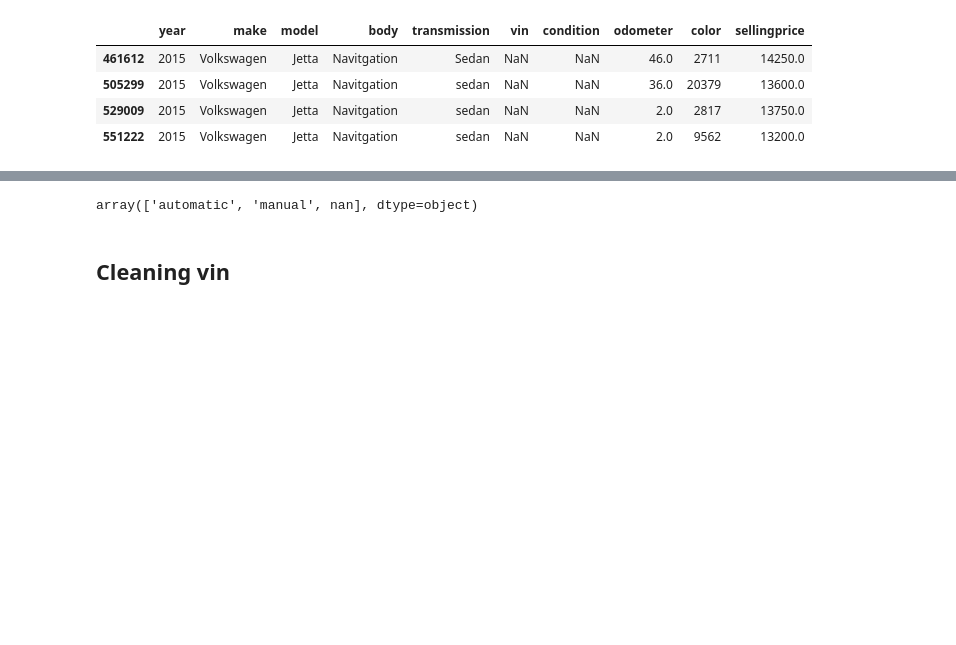
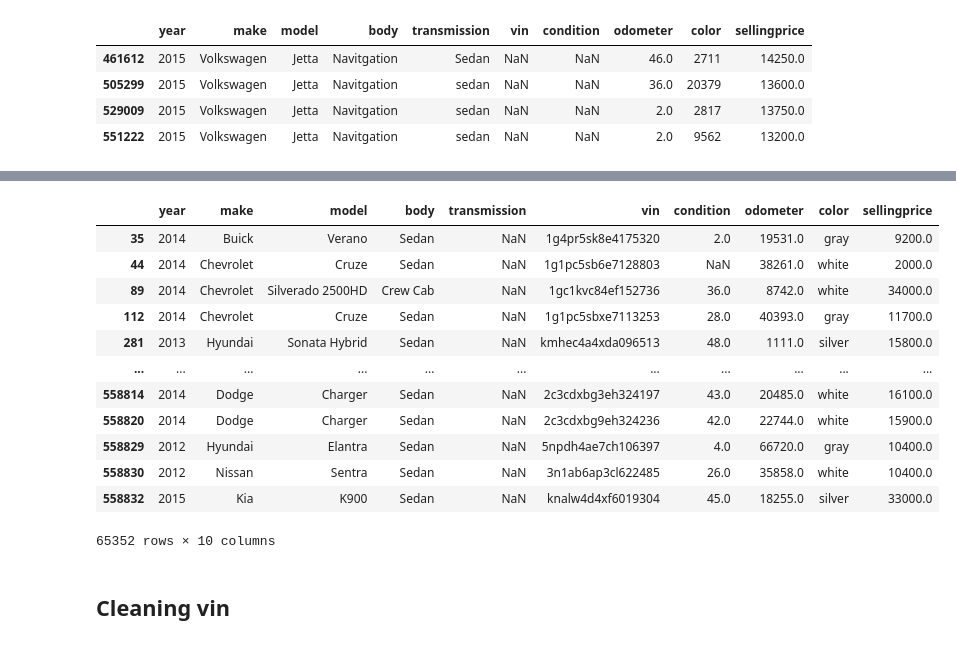
Before and after one commit to Mikaelow/Kaggle, a Jupyter notebook: car-analize.ipynb, the cells around one changed output, grey strips where cells are left out. Saved outputs shown, nothing was run; the diff lists cells and outputs as text; code cells hidden in the pictures; blank space fills up the shorter version.

Commit message:
few more cleaning nan value

```diff
--- a/car-analize.ipynb
+++ b/car-analize.ipynb
@@ -85,17 +91,18 @@ vehicle_data_formated[(vehicle_data_formated.transmission.isna())]
 # %%
-# taking all unique value
-models_arr = vehicle_data_formated.model.unique()
-# main model
-def transmission_nan_changer(df:pd.DataFrame):
-    for model_name in models_arr:
-        transmission_type = df[(df.model == model_name) & (df.transmission.isna() == False)].transmission.unique()
-        indexes = df[(df.model == model_name) & (df.transmission.isna() != False)].index
-        if len(transmission_type) != 0:
-            df.loc[indexes,'transmission'] = transmission_type[0]
-        else:
-            df.loc[indexes,'transmission'] = 'manual'
-    return df
-transmission_nan_changer(vehicle_data_formated)
-vehicle_data_formated.transmission.unique()
+# # taking all unique value
+# models_arr = vehicle_data_formated.model.unique()
+# # main model
+# def transmission_nan_changer(df:pd.DataFrame):
+#     # lop for every string in array
+#     for model_name in models_arr:
+#         transmission_type = df[(df.model == model_name) & (df.transmission.isna() == False)].transmission.unique()
+#         # indexes to change transmission
+#         indexes = df[(df.model == model_name) & (df.transmission.isna() != False)].index
+
+#         if len(transmission_type) != 0:
+#             df.loc[indexes,'transmission'] = transmission_type[0]
+#         else:
+#             df.loc[indexes,'transmission'] = 'manual'
+#     return df
+# transmission_nan_changer(vehicle_data_formated)
+# vehicle_data_formated.transmission.unique()
-# %% [output]
-array(['automatic', 'manual', nan], dtype=object)
@@ -102,3 +113,20 @@ array(['automatic', 'manual', nan], dtype=object)
+# %%
+# showing nan in transmision column
+vehicle_data_formated[(vehicle_data_formated.transmission.isna())]
+# %% [output]
+|  | year | make | model | body | transmission | vin | condition | odometer | color | sellingprice |
+| 35 | 2014 | Buick | Verano | Sedan | NaN | 1g4pr5sk8e4175320 | 2.0 | 19531.0 | gray | 9200.0 |
+| 44 | 2014 | Chevrolet | Cruze | Sedan | NaN | 1g1pc5sb6e7128803 | NaN | 38261.0 | white | 2000.0 |
+| 89 | 2014 | Chevrolet | Silverado 2500HD | Crew Cab | NaN | 1gc1kvc84ef152736 | 36.0 | 8742.0 | white | 34000.0 |
+| 112 | 2014 | Chevrolet | Cruze | Sedan | NaN | 1g1pc5sbxe7113253 | 28.0 | 40393.0 | gray | 11700.0 |
+| 281 | 2013 | Hyundai | Sonata Hybrid | Sedan | NaN | kmhec4a4xda096513 | 48.0 | 1111.0 | silver | 15800.0 |
+| ... | ... | ... | ... | ... | ... | ... | ... | ... | ... | ... |
+| 558814 | 2014 | Dodge | Charger | Sedan | NaN | 2c3cdxbg3eh324197 | 43.0 | 20485.0 | white | 16100.0 |
+| 558820 | 2014 | Dodge | Charger | Sedan | NaN | 2c3cdxbg9eh324236 | 42.0 | 22744.0 | white | 15900.0 |
+| 558829 | 2012 | Hyundai | Elantra | Sedan | NaN | 5npdh4ae7ch106397 | 4.0 | 66720.0 | gray | 10400.0 |
+| 558830 | 2012 | Nissan | Sentra | Sedan | NaN | 3n1ab6ap3cl622485 | 26.0 | 35858.0 | white | 10400.0 |
+| 558832 | 2015 | Kia | K900 | Sedan | NaN | knalw4d4xf6019304 | 45.0 | 18255.0 | silver | 33000.0 |
+65352 rows × 10 columns
 # %% [markdown]
 ## Cleaning vin
 # %%
```
Also changed, not shown: parts of 12 cells of this notebook.
